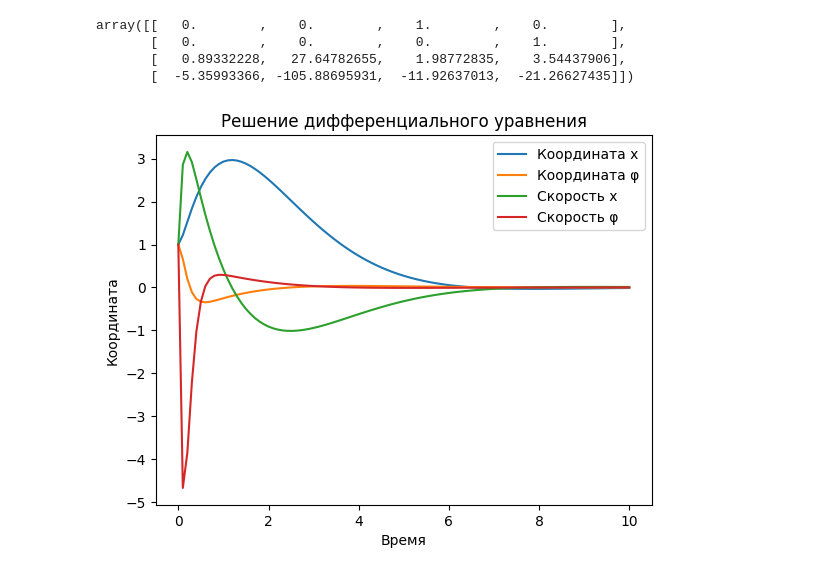
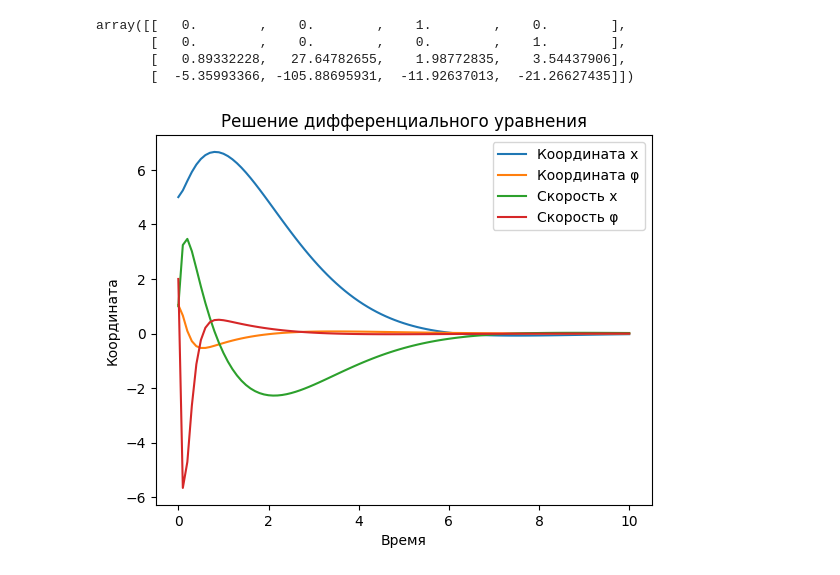
Before and after one commit to ShuvalovDR/Differential_equations, a Jupyter notebook: Diff_equations.ipynb, the cells around one changed output. Drawn from its saved outputs; the diff is of its cells as text; code cells hidden in the pictures.

```diff
--- a/Diff_equations.ipynb
+++ b/Diff_equations.ipynb
@@ -5,12 +10,20 @@ from scipy.linalg import solve_continuous_are
 # %%
-M = 10
-m = 5
-c1 = 5
-c2 = 5
-b1 = 10
-b2 = 10
-g = 10
-l = 0.25
+parameters = {'M': 10,
+              'm': 5,
+              'c1': 5,
+              'c2': 5,
+              'b1': 10,
+              'b2': 10,
+              'g': 10,
+              'l': 0.25}
+M = parameters['M']
+m = parameters['m']
+c1 = parameters['c1']
+c2 = parameters['c2']
+b1 = parameters['b1']
+b2 = parameters['b2']
+g = parameters['g']
+l = parameters['l']
 # %%
 A = np.array([[0, 0, 1, 0],
               [0, 0, 0, 1],
@@ -51,4 +64,6 @@ def Linear_Runge_Kutta_4(start: float, stop: float, n: int, A: np.array, y_0: np
         k4 = A.dot(solution[:, i - 1] + h * k3)
         solution[:, i] = solution[:, i - 1] + (h / 6) * (k1 + 2 * k2 + 2 * k3 + k4)
     return grid, solution
+# %%
+x_0 = np.array([5, np.pi/3, 1, 2])
 # %%
@@ -90,15 +105,15 @@ array([[   0.        ,    0.        ,    1.        ,    0.        ],
        [   0.89332228,   27.64782655,    1.98772835,    3.54437906],
        [  -5.35993366, -105.88695931,  -11.92637013,  -21.26627435]])
 # %%
-grid, solution = Linear_Runge_Kutta_4(0, 10, 101, A, np.array([1, 1, 1, 1]))
+grid, solution = Linear_Runge_Kutta_4(0, 10, 101, A, x_0)
 plt.plot(grid, solution[0, :], label='Координата x')
 plt.plot(grid, solution[1, :], label='Координата φ')
 plt.plot(grid, solution[2, :], label='Скорость x')
 plt.plot(grid, solution[3, :], label='Скорость φ')
 plt.xlabel('Время')
 plt.ylabel('Координата')
 plt.title('Решение дифференциального уравнения')
 plt.legend()
 plt.show()
 # %% [output]
-[figure, old version]
+[figure, new version]
```
Also changed, not shown: parts of 6 cells of this notebook.
